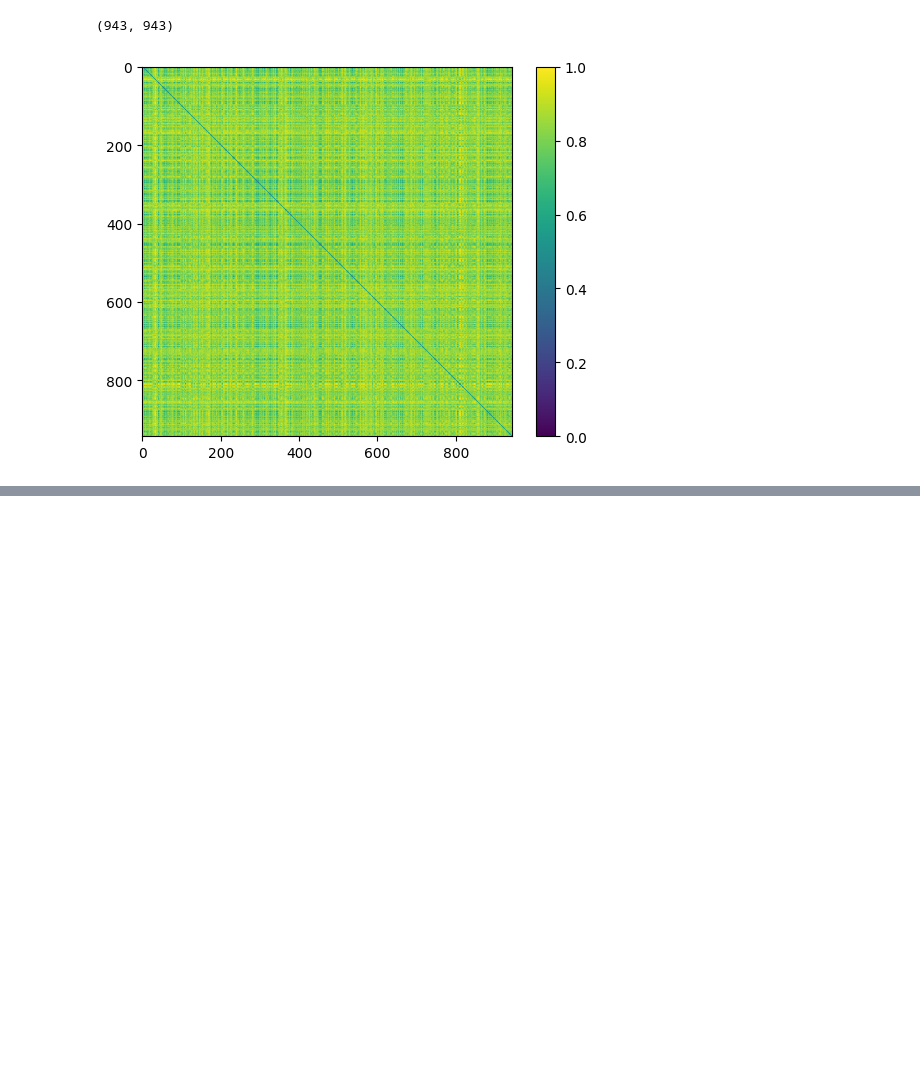
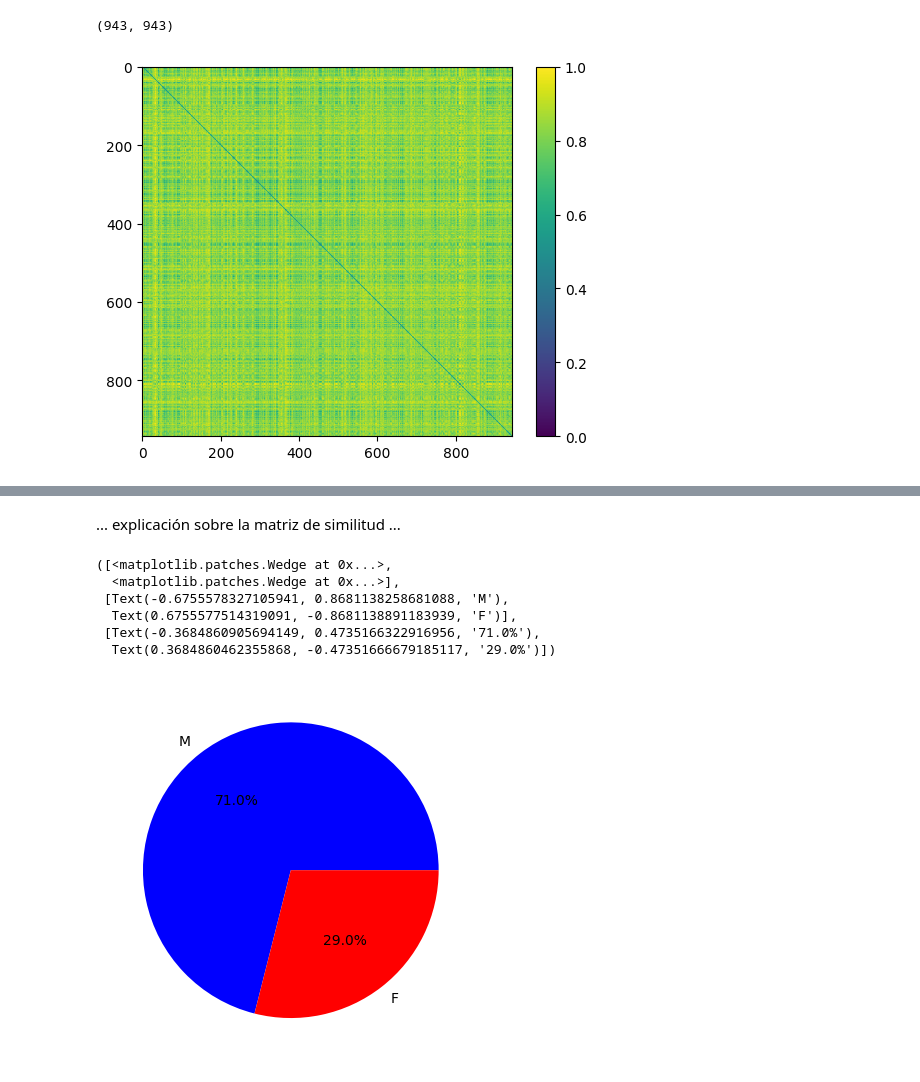
Before and after one commit to ZKDev01/recommendation-systems, a Jupyter notebook: experimental/exploratory_data_analysis.ipynb, the cells around one changed output, grey strips where cells are left out. Drawn from its saved outputs; the diff is of its cells as text; code cells hidden in the pictures; blank space fills up the shorter version.

```diff
--- a/experimental/exploratory_data_analysis.ipynb
+++ b/experimental/exploratory_data_analysis.ipynb
@@ -179,0 +211,18 @@ Son muchos datos, aplicar SVD o split al dataset?
+# %% [markdown]
+... explicación sobre la matriz de similitud ...
+# %%
+gender_counts = df_user [ 'gender' ].value_counts ( )
+
+labels = 'M', 'F'
+sizes = (gender_counts[0], gender_counts[1])
+
+fig, ax = plt.subplots()
+ax.pie(sizes, labels=labels, autopct='%1.1f%%', colors=['blue', 'red'])
+# %% [output]
+([<matplotlib.patches.Wedge at 0x...>,
+  <matplotlib.patches.Wedge at 0x...>],
+ [Text(-0.6755578327105941, 0.8681138258681088, 'M'),
+  Text(0.6755577514319091, -0.8681138891183939, 'F')],
+ [Text(-0.3684860905694149, 0.4735166322916956, '71.0%'),
+  Text(0.3684860462355868, -0.47351666679185117, '29.0%')])
+[figure, added]
```
Also changed, not shown: parts of 16 cells of this notebook, 2 other files.
